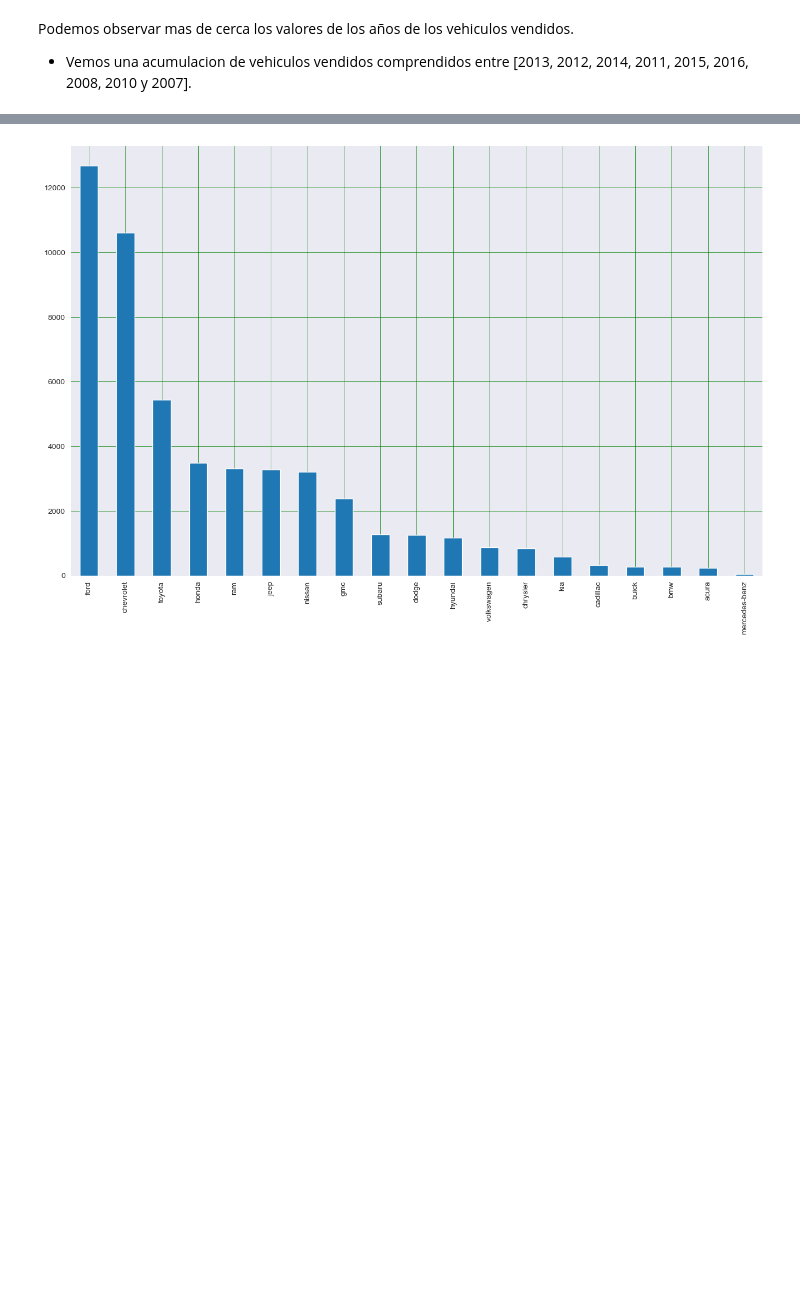
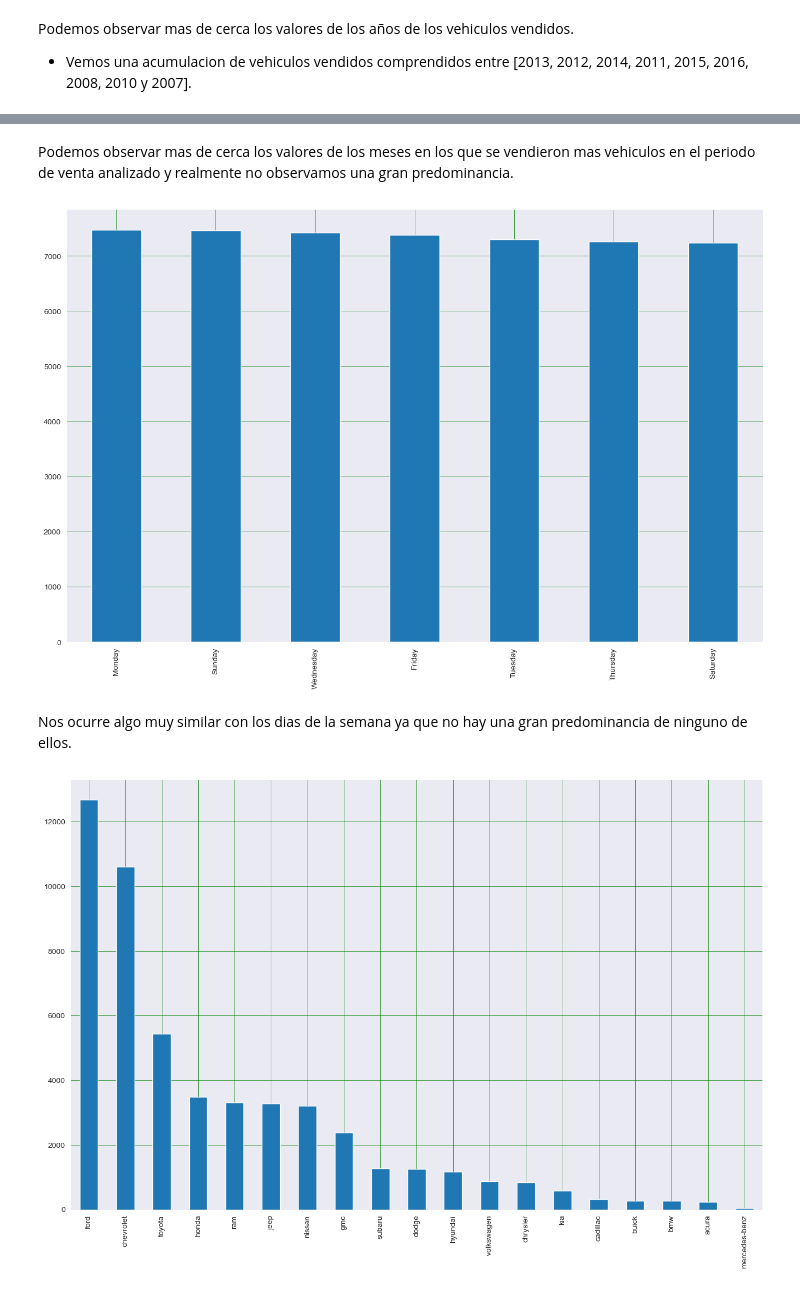
Before and after one commit to infantesromeroadrian/vehicles, a Jupyter notebook: vehicles.ipynb, the cells around one changed output, grey strips where cells are left out. Saved outputs shown, nothing was run; the diff lists cells and outputs as text; code cells hidden in the pictures; blank space fills up the shorter version.

```diff
--- a/vehicles.ipynb
+++ b/vehicles.ipynb
@@ -387,3 +441,14 @@ Podemos observar mas de cerca los valores de los años de los vehiculos vendidos
+# %% [markdown]
+Podemos observar mas de cerca los valores de los meses en los que se vendieron mas vehiculos en el periodo de venta analizado y realmente no observamos una gran predominancia.
+# %%
+data['day_of_week'].value_counts().plot(kind='bar', figsize=(16,10))
+plt.grid(which='major', linestyle='-', linewidth='0.5', color='green')
+plt.grid(which='minor', linestyle=':', linewidth='0.5', color='black')
+plt.show()
+# %% [output]
+[figure, added]
+# %% [markdown]
+Nos ocurre algo muy similar con los dias de la semana ya que no hay una gran predominancia de ninguno de ellos.
 # %%
 data['model'].value_counts().plot(kind='bar', figsize=(16,10))
 plt.grid(which='major', linestyle='-', linewidth='0.5', color='green')
```
Also changed, not shown: parts of 26 cells of this notebook.
